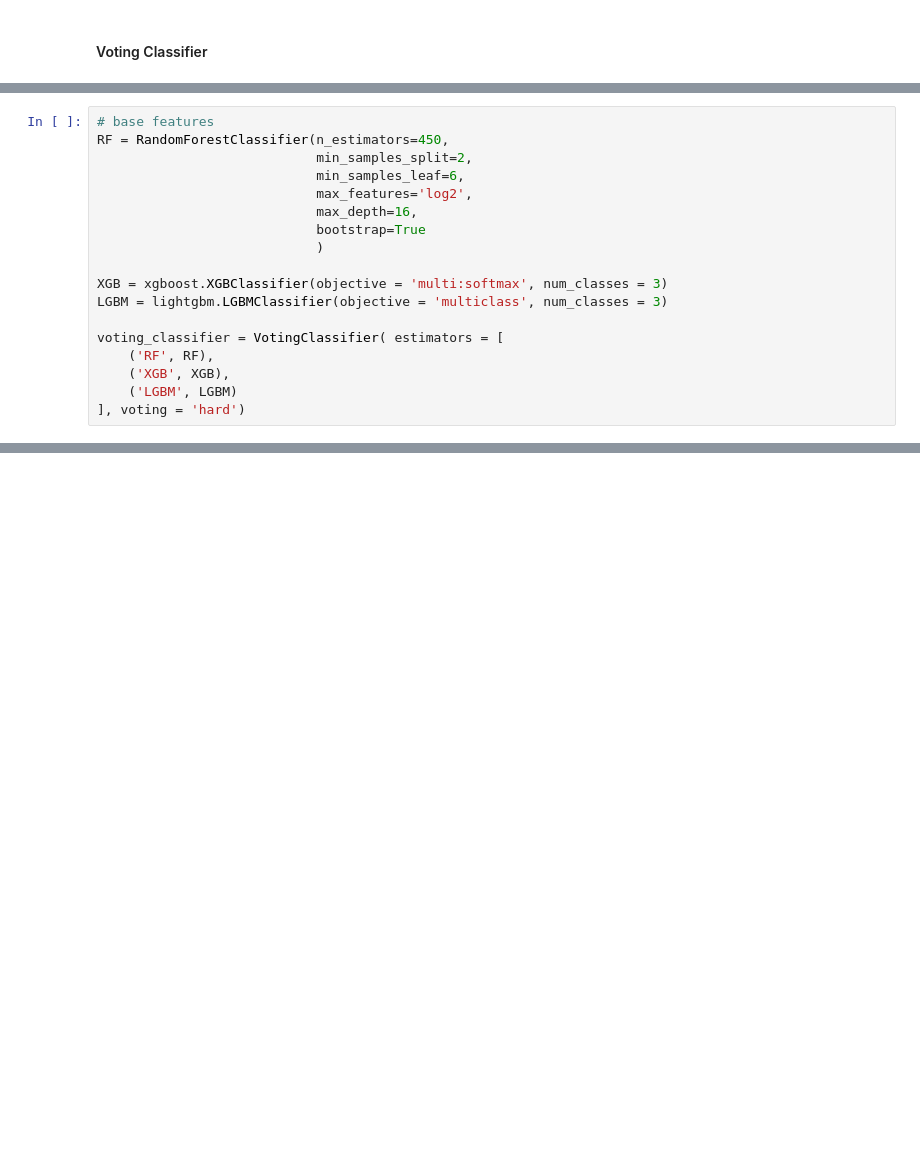
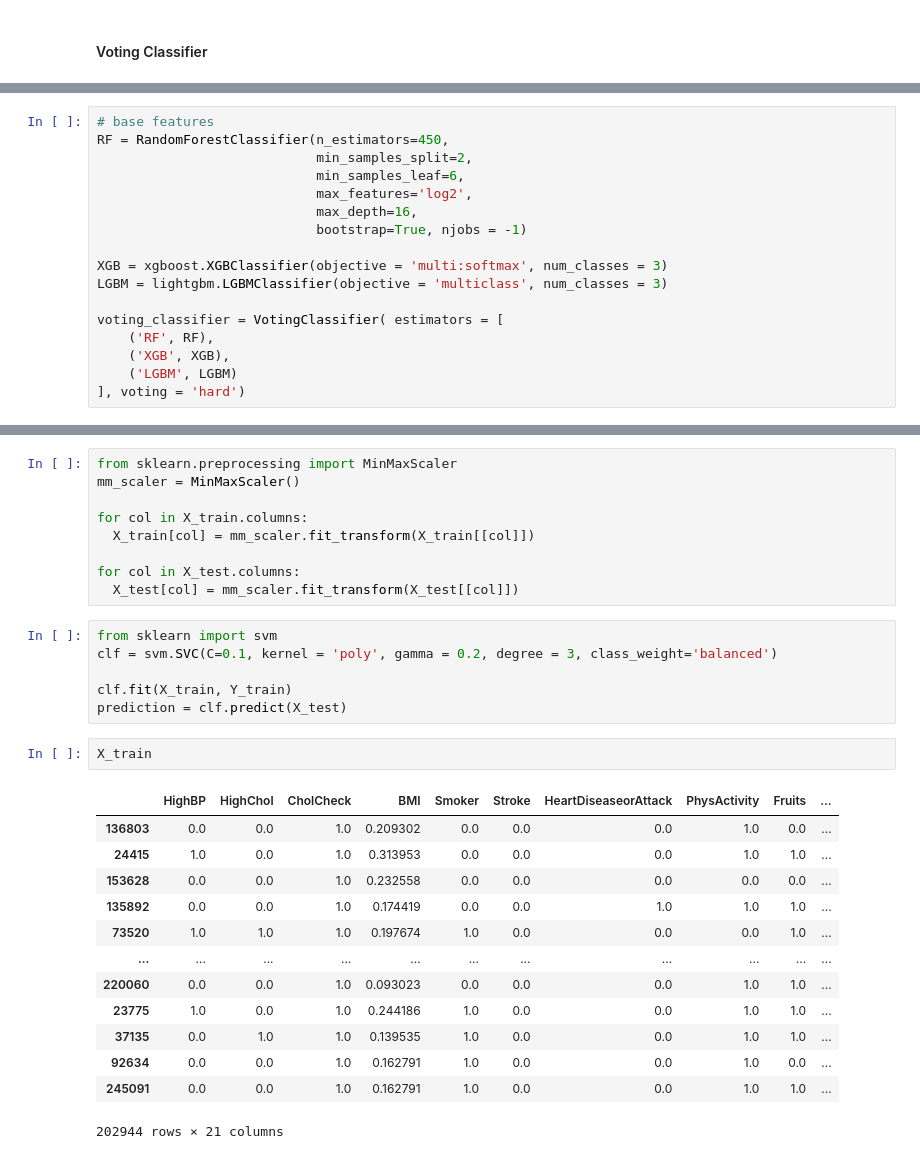
Before and after one commit to andnic51294/Diabetes_prediction, a Jupyter notebook: experimentation.ipynb, the cells around one changed output, grey strips where cells are left out. Saved outputs shown, nothing was run; the diff lists cells and outputs as text; blank space fills up the shorter version.

```diff
--- a/experimentation.ipynb
+++ b/experimentation.ipynb
@@ -1803,8 +1809,7 @@ RF = RandomForestClassifier(n_estimators=450,
                             min_samples_leaf=6,
                             max_features='log2',
                             max_depth=16,
-                            bootstrap=True
-                            )
+                            bootstrap=True, njobs = -1)
 
 XGB = xgboost.XGBClassifier(objective = 'multi:softmax', num_classes = 3)
 LGBM = lightgbm.LGBMClassifier(objective = 'multiclass', num_classes = 3)
@@ -1864,0 +1858,31 @@ MCC:    0.24400207827775405
+# %%
+from sklearn.preprocessing import MinMaxScaler
+mm_scaler = MinMaxScaler()
+
+for col in X_train.columns:
+  X_train[col] = mm_scaler.fit_transform(X_train[[col]])
+
+for col in X_test.columns:
+  X_test[col] = mm_scaler.fit_transform(X_test[[col]])
+# %%
+from sklearn import svm
+clf = svm.SVC(C=0.1, kernel = 'poly', gamma = 0.2, degree = 3, class_weight='balanced')
+
+clf.fit(X_train, Y_train)
+prediction = clf.predict(X_test)
+# %%
+X_train
+# %% [output]
+|  | HighBP | HighChol | CholCheck | BMI | Smoker | Stroke | HeartDiseaseorAttack | PhysActivity | Fruits | ... |
+| 136803 | 0.0 | 0.0 | 1.0 | 0.209302 | 0.0 | 0.0 | 0.0 | 1.0 | 0.0 | ... |
+| 24415 | 1.0 | 0.0 | 1.0 | 0.313953 | 0.0 | 0.0 | 0.0 | 1.0 | 1.0 | ... |
+| 153628 | 0.0 | 0.0 | 1.0 | 0.232558 | 0.0 | 0.0 | 0.0 | 0.0 | 0.0 | ... |
+| 135892 | 0.0 | 0.0 | 1.0 | 0.174419 | 0.0 | 0.0 | 1.0 | 1.0 | 1.0 | ... |
+| 73520 | 1.0 | 1.0 | 1.0 | 0.197674 | 1.0 | 0.0 | 0.0 | 0.0 | 1.0 | ... |
+| ... | ... | ... | ... | ... | ... | ... | ... | ... | ... | ... |
+| 220060 | 0.0 | 0.0 | 1.0 | 0.093023 | 0.0 | 0.0 | 0.0 | 1.0 | 1.0 | ... |
+| 23775 | 1.0 | 0.0 | 1.0 | 0.244186 | 1.0 | 0.0 | 0.0 | 1.0 | 1.0 | ... |
+| 37135 | 0.0 | 1.0 | 1.0 | 0.139535 | 1.0 | 0.0 | 0.0 | 1.0 | 1.0 | ... |
+| 92634 | 0.0 | 0.0 | 1.0 | 0.162791 | 1.0 | 0.0 | 0.0 | 1.0 | 0.0 | ... |
+| 245091 | 0.0 | 0.0 | 1.0 | 0.162791 | 1.0 | 0.0 | 0.0 | 1.0 | 1.0 | ... |
+202944 rows × 21 columns
```
Also changed, not shown: parts of 11 cells of this notebook.
